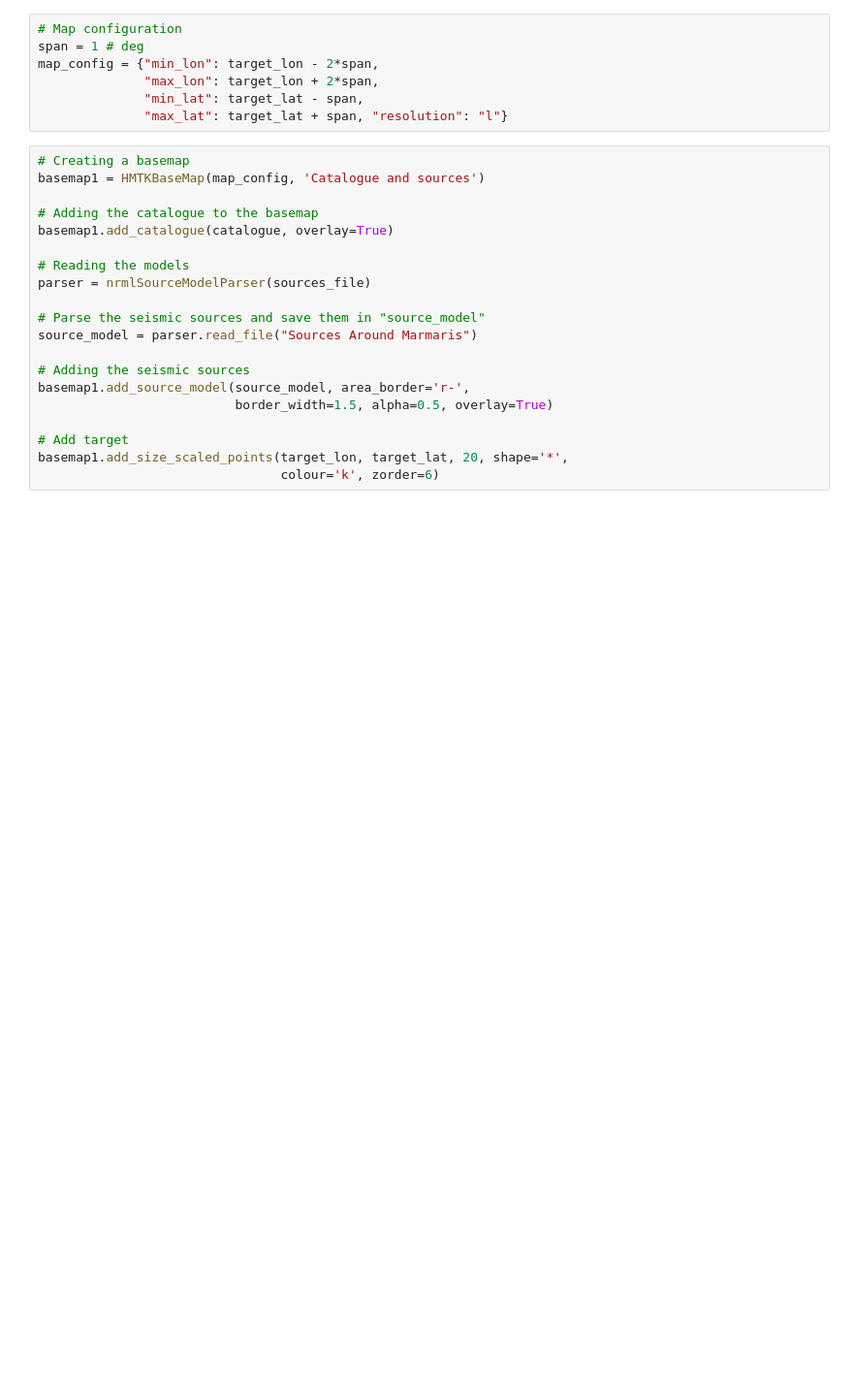
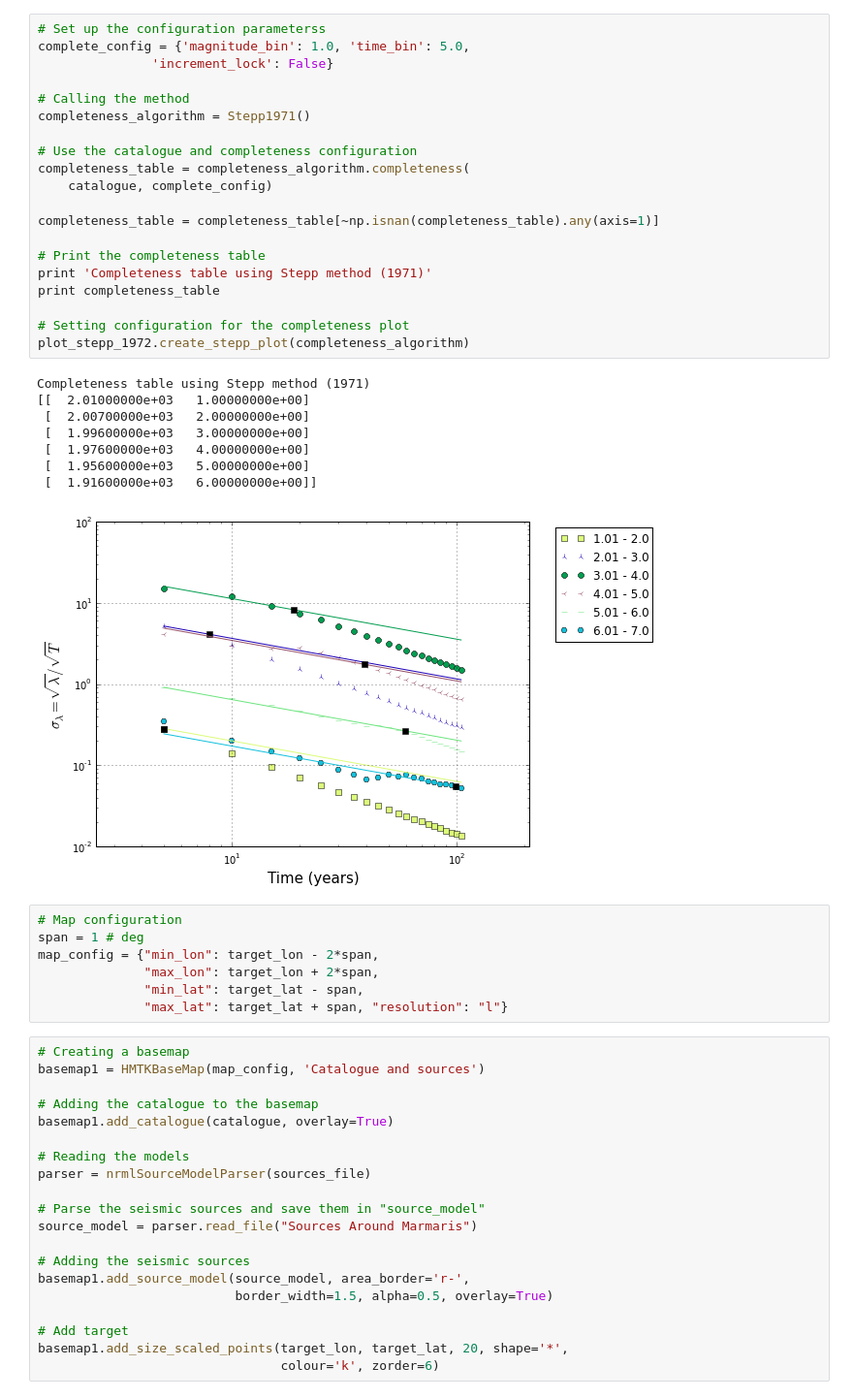
Before and after one commit to nackerley/MarmarisPSHA, a Jupyter notebook: sources/Combine Geometry and Seismicity.ipynb, the cells around one changed output. Shown at 97% size. Drawn from its saved outputs; the diff is of its cells as text; blank space fills up the shorter version.

```diff
--- a/sources/Combine Geometry and Seismicity.ipynb
+++ b/sources/Combine Geometry and Seismicity.ipynb
@@ -59,3 +68,32 @@ cp.plot_observed_recurrence(catalogue, completeness_table_a, 0.1)
+# %%
+# Set up the configuration parameterss
+complete_config = {'magnitude_bin': 1.0, 'time_bin': 5.0,
+               'increment_lock': False}
+
+# Calling the method
+completeness_algorithm = Stepp1971()
+
+# Use the catalogue and completeness configuration
+completeness_table = completeness_algorithm.completeness(
+    catalogue, complete_config)
+
+completeness_table = completeness_table[~np.isnan(completeness_table).any(axis=1)]
+
+# Print the completeness table
+print 'Completeness table using Stepp method (1971)'
+print completeness_table
+
+# Setting configuration for the completeness plot
+plot_stepp_1972.create_stepp_plot(completeness_algorithm)
+# %% [output]
+Completeness table using Stepp method (1971)
+[[  2.01000000e+03   1.00000000e+00]
+ [  2.00700000e+03   2.00000000e+00]
+ [  1.99600000e+03   3.00000000e+00]
+ [  1.97600000e+03   4.00000000e+00]
+ [  1.95600000e+03   5.00000000e+00]
+ [  1.91600000e+03   6.00000000e+00]]
+[figure, added]
 # %%
 # Map configuration
 span = 1 # deg
```
Also changed, not shown: parts of 9 cells of this notebook, 5 other files.
